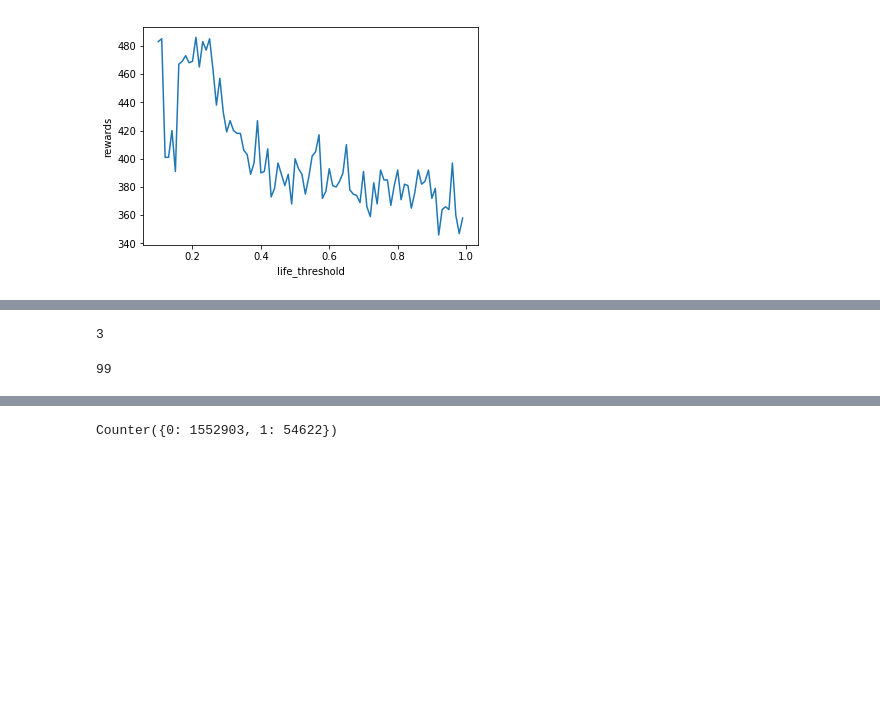
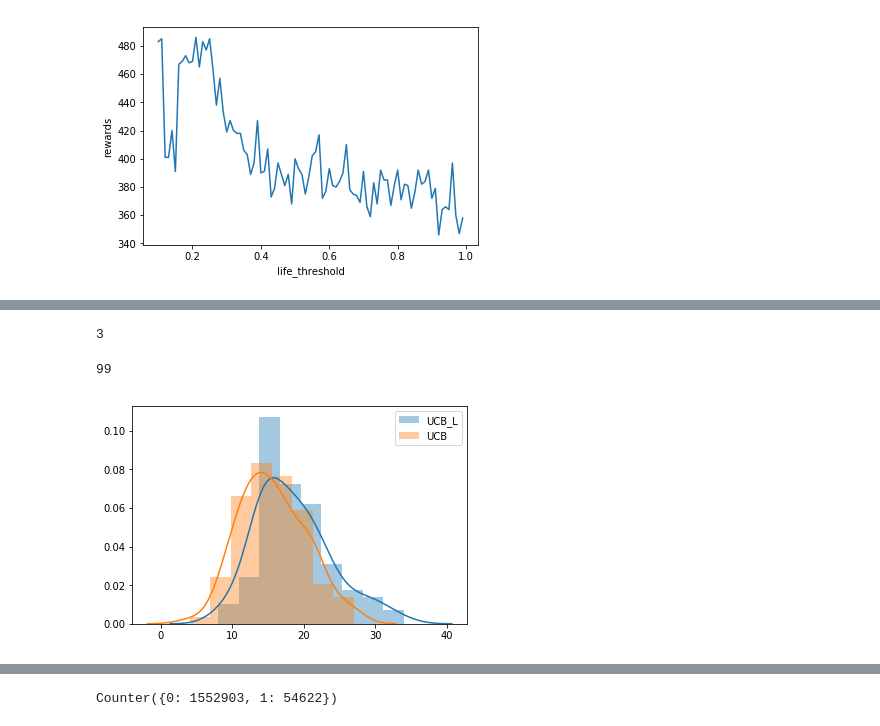
Before and after one commit to ShrekFelix/Reducing-Exploration-of-Dying-Arms-in-Mortal-Bandits, a Jupyter notebook: optimal exploration for mortal MAB.ipynb, the cells around one changed output, grey strips where cells are left out. Cells and saved outputs as stored; diff of their text form; code cells hidden in the pictures; blank space fills up the shorter version.

```diff
--- a/optimal exploration for mortal MAB.ipynb
+++ b/optimal exploration for mortal MAB.ipynb
@@ -145,14 +238,18 @@ def AG_L2(n=1000000,k=1, m=25, life_threshold=.3,verbose=True):
 # %%
 # offline simulation for AG_L
 # fast version, consumes much less records
-def AG_L(n=1000000,k=1, m=25, life_threshold=.3, records=records, verbose=True):
+def AG_L(n=1000000,k=1, m=25, life_threshold=.3, records=records, lives=lives, verbose=True):
     # records should be long enough
     '''
     n: number of turns to play
     m: number of turns to initialize
     k: adjust desire to exploit/explore
     '''
-    global lives # dict of articles to their lifespans
+    if lives == None: # estimate lifespans using past mean
+
+
+
+
     rewards = 0
     i = 0 # marker in records
     X = {} # dict of expectations article_id : array([sum, n_observations])
@@ -443,11 +558,16 @@ UCB_L(n=10000,c=100)
 # %%
 ucbl = []
 ucbn = []
 for i in range(100):
-    ucbl.append(UCB_L(n=500, m=20, c=0.001, records=records[i*10000:100000+i*10000], verbose=False))
-    ucbn.append(UCB_L(n=500, m=20, records=records[i*10000:100000+i*10000], mode=False, verbose=False))
+    ucbl.append(UCB_L(n=500, m=20, r=.5, c=0.005, records=records[i*10000:100000+i*10000], verbose=False))
+    ucbn.append(UCB_L(n=500, m=20, r=.5, records=records[i*10000:100000+i*10000], mode=False, verbose=False))
     print(i,end='\r',flush=True)
     time.sleep(.001)
+sns.distplot(ucbl,label='UCB_L')
+sns.distplot(ucbn,label='UCB')
+plt.legend()
+pass
 # %% [output]
 3
 99
+[figure, added]
```
Also changed, not shown: parts of 25 cells of this notebook.
